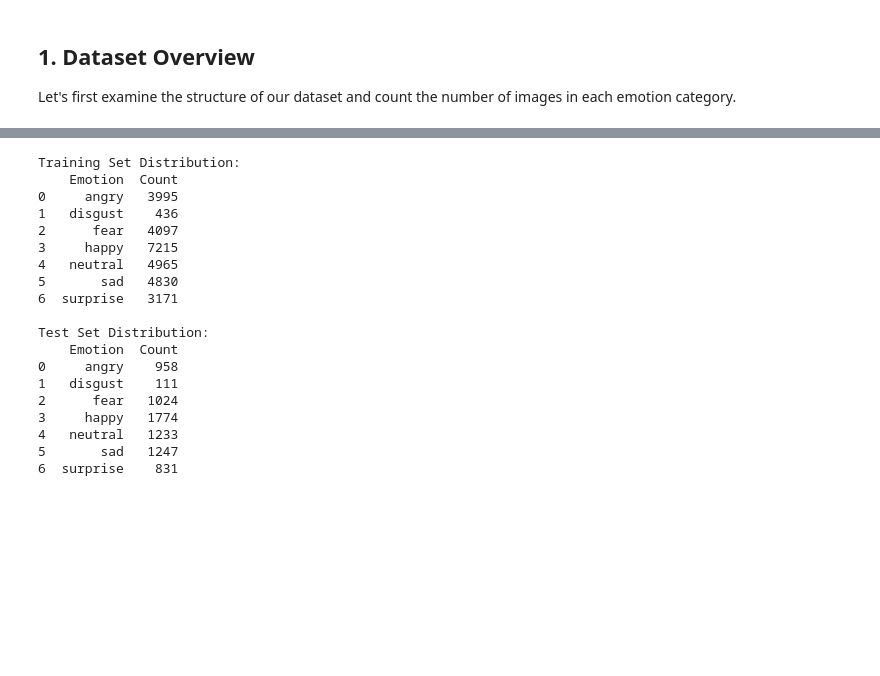
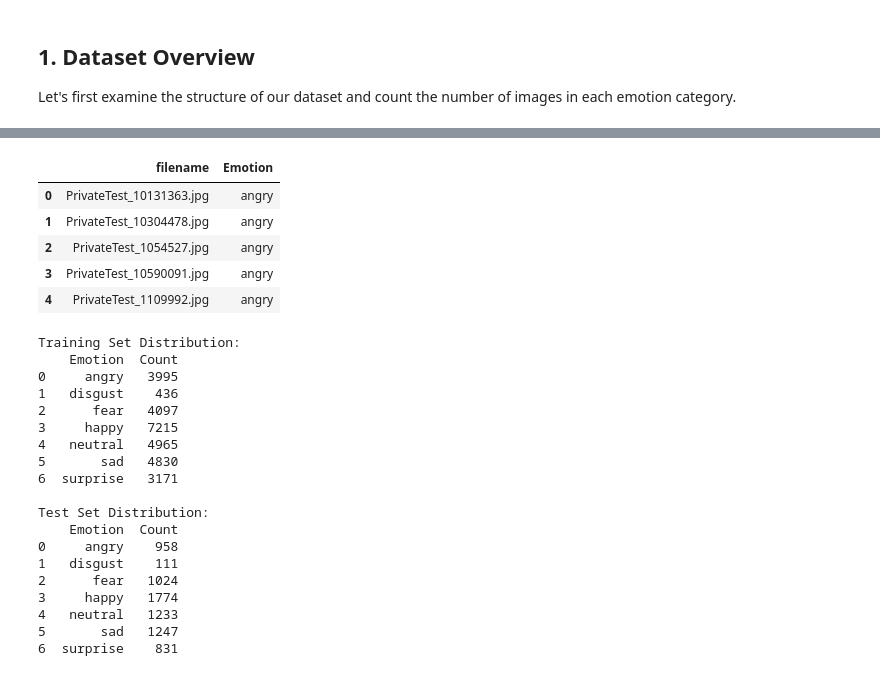
Before and after one commit to margavera/Facial-Expressions-Image-Classification, a Jupyter notebook: notebooks/EDA_Facial_Expressions.ipynb, the cells around one changed output, grey strips where cells are left out. Drawn from its saved outputs; the diff is of its cells as text; code cells hidden in the pictures; blank space fills up the shorter version.

```diff
--- a/notebooks/EDA_Facial_Expressions.ipynb
+++ b/notebooks/EDA_Facial_Expressions.ipynb
@@ -38,3 +52,12 @@ Let's first examine the structure of our dataset and count the number of images
+# %%
+test_df.head()
+# %% [output]
+|  | filename | Emotion |
+| 0 | PrivateTest_10131363.jpg | angry |
+| 1 | PrivateTest_10304478.jpg | angry |
+| 2 | PrivateTest_1054527.jpg | angry |
+| 3 | PrivateTest_10590091.jpg | angry |
+| 4 | PrivateTest_1109992.jpg | angry |
 # %%
 # Get distributions for train and test sets
 train_dist = get_class_distribution(TRAIN_PATH)
```
Also changed, not shown: parts of 2 cells of this notebook, 1 other file.
